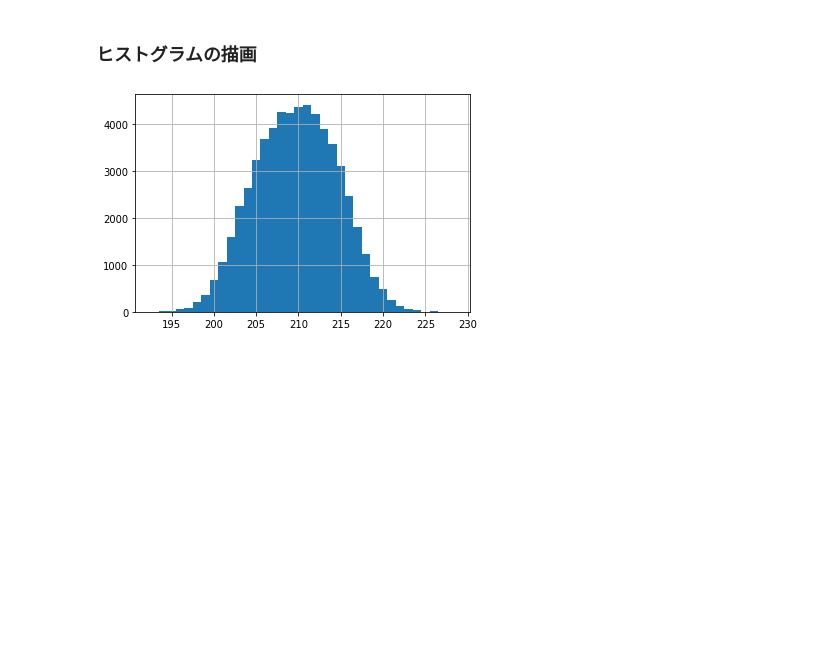
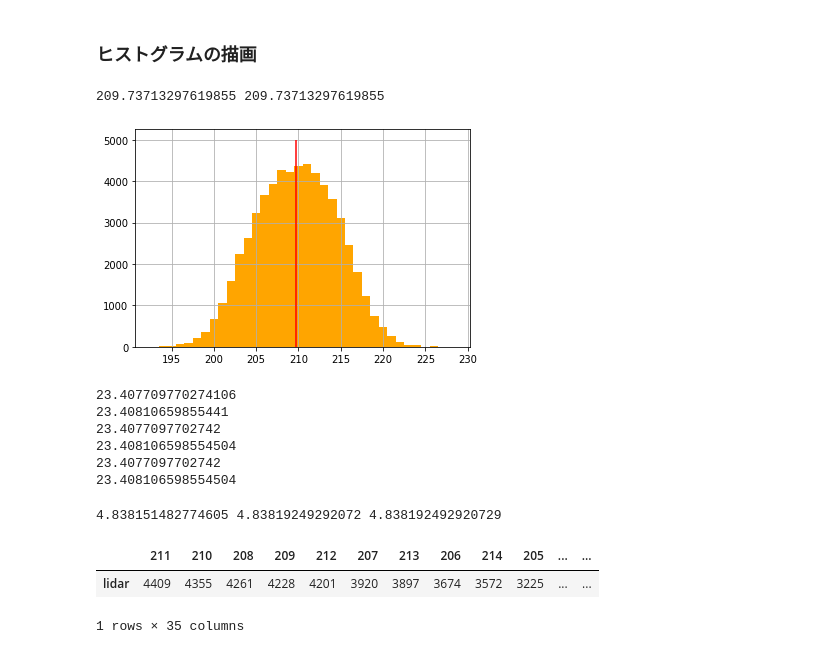
Before and after one commit to itsuka-to/LNPR_BOOK_CODES, a Jupyter notebook: my_section_2/lidar_200.ipynb, the cells around one changed output. Saved outputs shown, nothing was run; the diff lists cells and outputs as text; code cells hidden in the pictures; blank space fills up the shorter version.

Commit message:
lidar_200 finished

```diff
--- a/my_section_2/lidar_200.ipynb
+++ b/my_section_2/lidar_200.ipynb
@@ -34,9 +34,70 @@ print(data["lidar"][0:10])
 Name: lidar, dtype: int64
 # %% [markdown]
 ### ヒストグラムの描画
+# %%
+mean1 = sum(data["lidar"].values) / len(data["lidar"].values)
+mean2 = data["lidar"].mean()
+print(mean1, mean2)
+# %% [output]
+209.73713297619855 209.73713297619855
 # %%
 import matplotlib.pyplot as plt
-data["lidar"].hist(bins=max(data["lidar"]) - min(data["lidar"]), align="left")
+data["lidar"].hist(bins=max(data["lidar"]) - min(data["lidar"]), color="orange", align="left")
+plt.vlines(mean1, ymin=0, ymax=5000, color="red")
 plt.show()
 # %% [output]
-[figure, old version]
+[figure, new version]
+# %%
+# 定義から計算
+zs = data["lidar"].values
+mean = sum(zs) / len(zs)
+diff_square = [(z - mean) ** 2 for z in zs]
+
+sampling_var = sum(diff_square)/ (len(zs))  # 標本分散
+unbiased_var = sum(diff_square) / (len(zs) - 1)  # 普遍分散
+
+print(sampling_var)
+print(unbiased_var)
+
+# Pandas
+pandas_sampling_var = data["lidar"].var(ddof=False)  # 標本分散
+pandas_default_var = data["lidar"].var()  # デフォルト（不偏分散）
+
+print(pandas_sampling_var)
+print(pandas_default_var)
+
+# Numpy
+import numpy as np
+
+numpy_default_var = np.var(data["lidar"])  # デフォルト（標本分散）
+numpy_unbiased_var = np.var(data["lidar"], ddof=1)  # 不偏分散
+
+print(numpy_default_var)
+print(numpy_unbiased_var)
+# %% [output]
+23.407709770274106
+23.40810659855441
+23.4077097702742
+23.408106598554504
+23.4077097702742
+23.408106598554504
+# %%
+import math
+
+#定義から計算
+stddev1 = math.sqrt(sampling_var)
+stddev2 = math.sqrt(unbiased_var)
+
+# Pandasを利用
+pandas_stddev = data["lidar"].std()  # 不偏分散を使用している
+
+print(stddev1,stddev2,pandas_stddev)
+# %% [output]
+4.838151482774605 4.83819249292072 4.838192492920729
+# %%
+freqs = pd.DataFrame(data["lidar"].value_counts())
+freqs.transpose()
+# %% [output]
+|  | 211 | 210 | 208 | 209 | 212 | 207 | 213 | 206 | 214 | 205 | ... | ... |
+| lidar | 4409 | 4355 | 4261 | 4228 | 4201 | 3920 | 3897 | 3674 | 3572 | 3225 | ... | ... |
+1 rows × 35 columns
```
Also changed, not shown: parts of 13 cells of this notebook, 2 other files.
